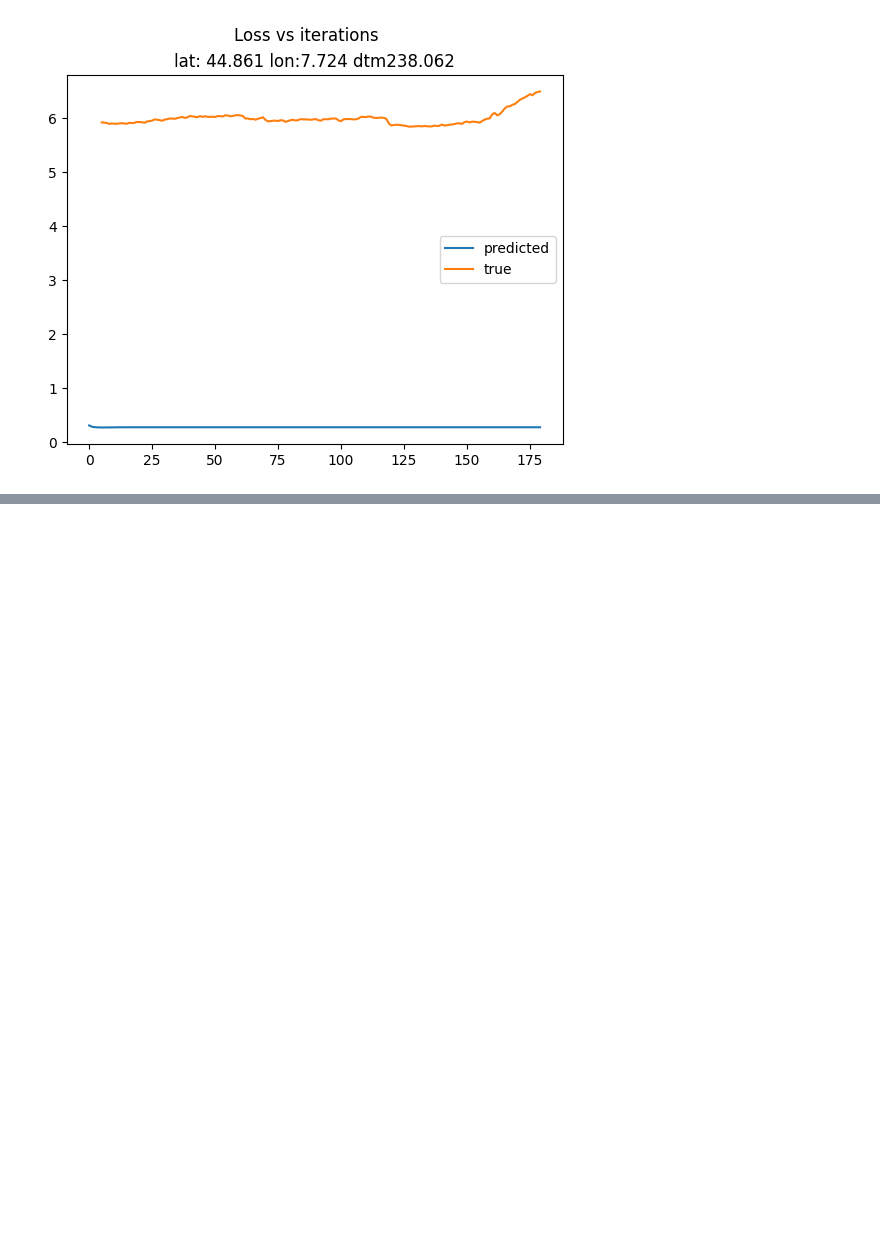
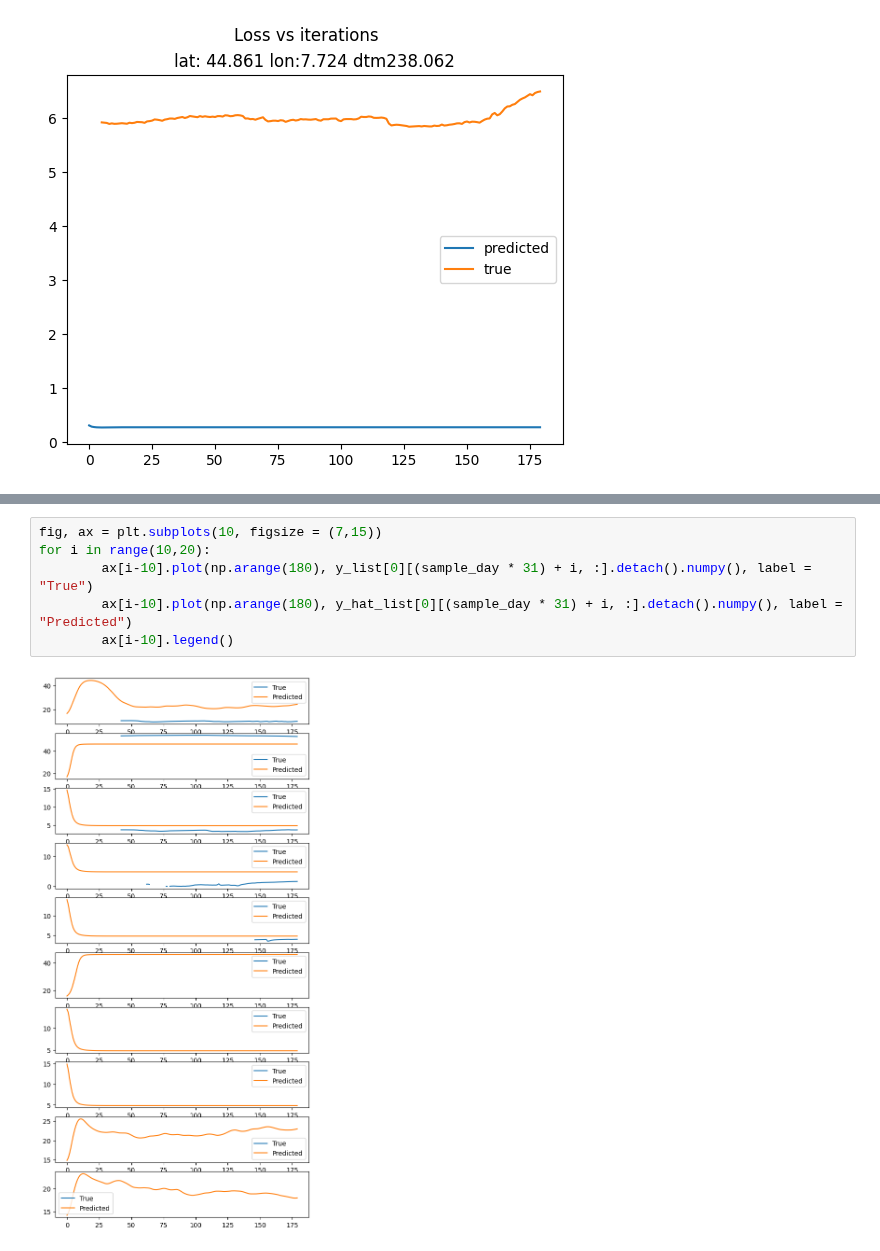
Before and after one commit to Matteo-Salis/physics-guided-gwl, a Jupyter notebook: src/notebooks/meteo_wtd_loader_continuous.ipynb, the cells around one changed output, grey strips where cells are left out. Saved outputs shown, nothing was run; the diff lists cells and outputs as text; blank space fills up the shorter version.

```diff
--- a/src/notebooks/meteo_wtd_loader_continuous.ipynb
+++ b/src/notebooks/meteo_wtd_loader_continuous.ipynb
@@ -624,0 +713,8 @@ KeyboardInterrupt:
+# %%
+fig, ax = plt.subplots(10, figsize = (7,15))
+for i in range(10,20):
+        ax[i-10].plot(np.arange(180), y_list[0][(sample_day * 31) + i, :].detach().numpy(), label = "True")
+        ax[i-10].plot(np.arange(180), y_hat_list[0][(sample_day * 31) + i, :].detach().numpy(), label = "Predicted")
+        ax[i-10].legend()
+# %% [output]
+[figure, added]
```
Also changed, not shown: parts of 18 cells of this notebook.
